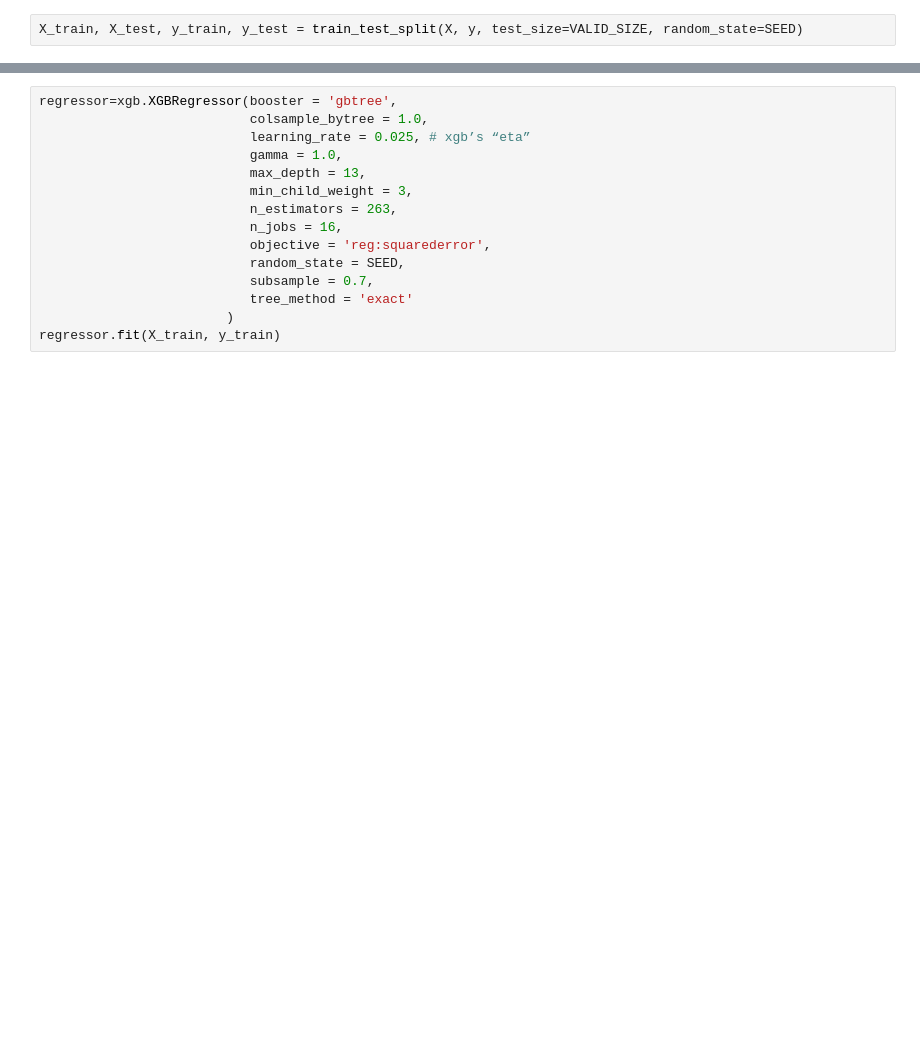
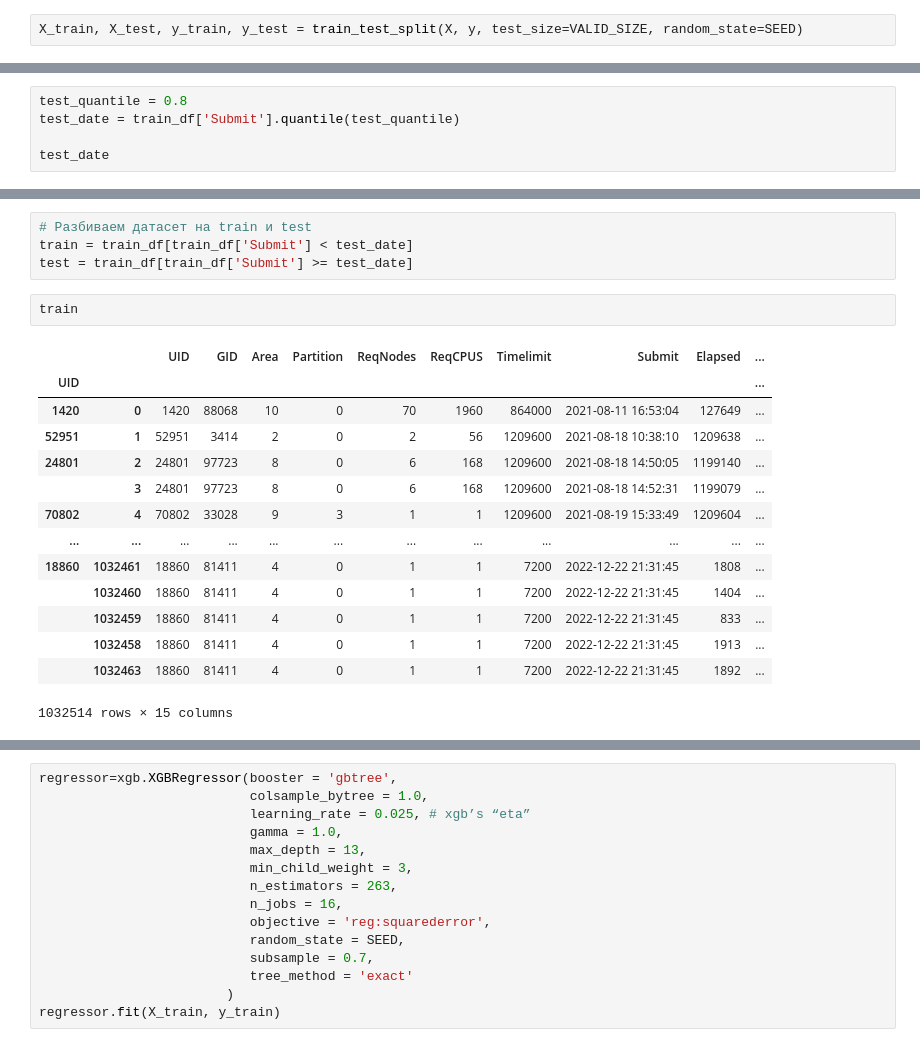
Before and after one commit to lelamaar/scc-optimisation-xgboost, a Jupyter notebook: hyperopt_xgboost.ipynb, the cells around one changed output, grey strips where cells are left out. Cells and saved outputs as stored; diff of their text form; blank space fills up the shorter version.

```diff
--- a/hyperopt_xgboost.ipynb
+++ b/hyperopt_xgboost.ipynb
@@ -246,0 +333,5 @@ dtype: object
+# %%
+test_quantile = 0.8
+test_date = train_df['Submit'].quantile(test_quantile)
+
+test_date
@@ -246,0 +358,21 @@ dtype: object
+# %%
+# Разбиваем датасет на train и test
+train = train_df[train_df['Submit'] < test_date]
+test = train_df[train_df['Submit'] >= test_date]
+# %%
+train
+# %% [output]
+|  |  | UID | GID | Area | Partition | ReqNodes | ReqCPUS | Timelimit | Submit | Elapsed | ... |
+| UID |  |  |  |  |  |  |  |  |  |  | ... |
+| 1420 | 0 | 1420 | 88068 | 10 | 0 | 70 | 1960 | 864000 | 2021-08-11 16:53:04 | 127649 | ... |
+| 52951 | 1 | 52951 | 3414 | 2 | 0 | 2 | 56 | 1209600 | 2021-08-18 10:38:10 | 1209638 | ... |
+| 24801 | 2 | 24801 | 97723 | 8 | 0 | 6 | 168 | 1209600 | 2021-08-18 14:50:05 | 1199140 | ... |
+|  | 3 | 24801 | 97723 | 8 | 0 | 6 | 168 | 1209600 | 2021-08-18 14:52:31 | 1199079 | ... |
+| 70802 | 4 | 70802 | 33028 | 9 | 3 | 1 | 1 | 1209600 | 2021-08-19 15:33:49 | 1209604 | ... |
+| ... | ... | ... | ... | ... | ... | ... | ... | ... | ... | ... | ... |
+| 18860 | 1032461 | 18860 | 81411 | 4 | 0 | 1 | 1 | 7200 | 2022-12-22 21:31:45 | 1808 | ... |
+|  | 1032460 | 18860 | 81411 | 4 | 0 | 1 | 1 | 7200 | 2022-12-22 21:31:45 | 1404 | ... |
+|  | 1032459 | 18860 | 81411 | 4 | 0 | 1 | 1 | 7200 | 2022-12-22 21:31:45 | 833 | ... |
+|  | 1032458 | 18860 | 81411 | 4 | 0 | 1 | 1 | 7200 | 2022-12-22 21:31:45 | 1913 | ... |
+|  | 1032463 | 18860 | 81411 | 4 | 0 | 1 | 1 | 7200 | 2022-12-22 21:31:45 | 1892 | ... |
+1032514 rows × 15 columns
```
Also changed, not shown: parts of 30 cells of this notebook, 3 other files.
